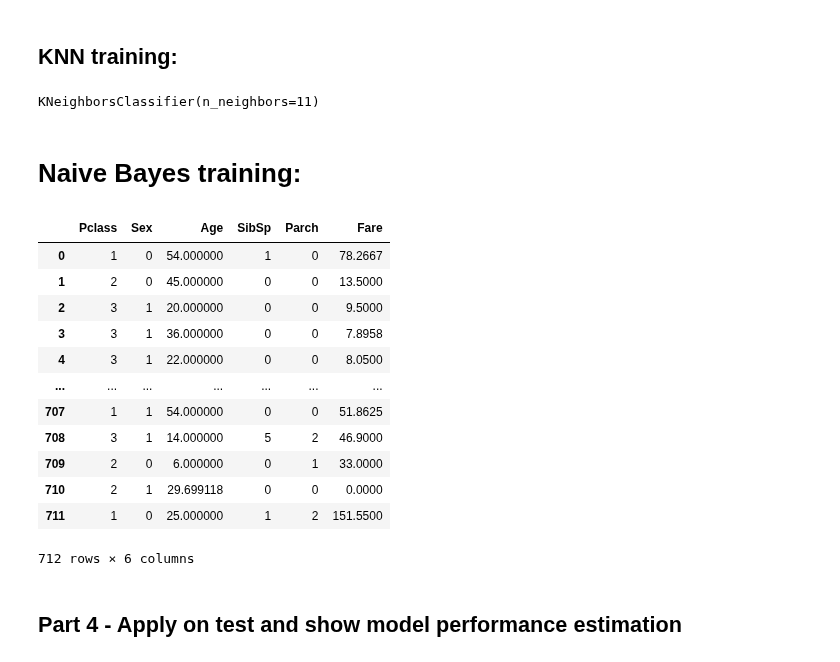
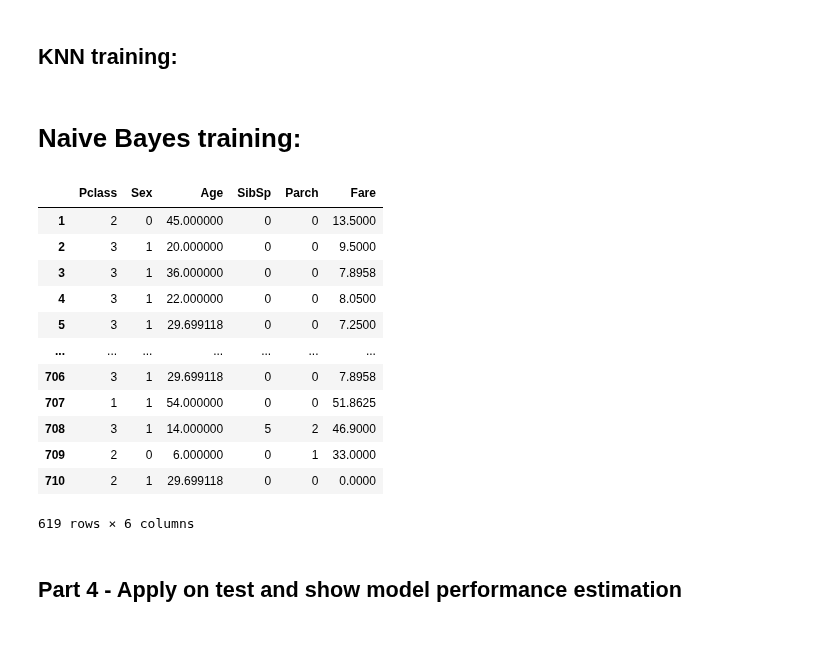
Before and after one commit to eranCat/TitanicML, a Jupyter notebook: Assignment2_supervised_learning_flow.ipynb, the cells around one changed output. Cells and saved outputs as stored; diff of their text form; code cells hidden in the pictures.

```diff
--- a/Assignment2_supervised_learning_flow.ipynb
+++ b/Assignment2_supervised_learning_flow.ipynb
@@ -352,15 +292,4 @@ Sum of Age_outliers: 54
 # %%
-# Let's remove outliers
-
-def remove_outlier(df_in, col_name):
-    q1 = df_in[col_name].quantile(0.25)
-    q3 = df_in[col_name].quantile(0.75)
-    iqr = q3 - q1
-    fence_low = q1 - 1.5 * iqr
-    fence_high = q3 + 1.5 * iqr
-    df_out = df_in.loc[(df_in[col_name] > fence_low) & (df_in[col_name] < fence_high)]
-    return df_out
-
-
-re_dat = remove_outlier(train_set, "Fare")
-re_dat = remove_outlier(train_set, "Age")
+#save the dataframe with the removed data
+train_set = remove_outlier(train_set, "Fare")
+print(train_set.count())
@@ -498,35 +485,25 @@ y_train = train_set['Survived']
-# %%
-knn = KNeighborsClassifier(n_neighbors=11)
-knn.fit(x_train, y_train)
-# %% [output]
-KNeighborsClassifier(n_neighbors=11)
 # %% [markdown]
 # Naive Bayes training:
 # %%
-#defining a training function to NB algorithm:
-def nb_train(train_set):
-    features = ['Pclass', 'Sex', 'Age', 'SibSp', 'Parch', 'Fare']
-    x_train = train_set[features]
-    y_train = train_set['Survived']
-    return x_train, y_train
+#call the training function to NB algorithm:
+x_train_nb, y_train_nb = nb_train(train_set)
+display(x_train_nb)
 
-
-x_train, y_train = nb_train(train_set)
-display(x_train)
+#TODO use the best Feature engineering from the result of the function above
 # %% [output]
 |  | Pclass | Sex | Age | SibSp | Parch | Fare |
-| 0 | 1 | 0 | 54.000000 | 1 | 0 | 78.2667 |
 | 1 | 2 | 0 | 45.000000 | 0 | 0 | 13.5000 |
 | 2 | 3 | 1 | 20.000000 | 0 | 0 | 9.5000 |
 | 3 | 3 | 1 | 36.000000 | 0 | 0 | 7.8958 |
 | 4 | 3 | 1 | 22.000000 | 0 | 0 | 8.0500 |
+| 5 | 3 | 1 | 29.699118 | 0 | 0 | 7.2500 |
 | ... | ... | ... | ... | ... | ... | ... |
+| 706 | 3 | 1 | 29.699118 | 0 | 0 | 7.8958 |
 | 707 | 1 | 1 | 54.000000 | 0 | 0 | 51.8625 |
 | 708 | 3 | 1 | 14.000000 | 5 | 2 | 46.9000 |
 | 709 | 2 | 0 | 6.000000 | 0 | 1 | 33.0000 |
 | 710 | 2 | 1 | 29.699118 | 0 | 0 | 0.0000 |
-| 711 | 1 | 0 | 25.000000 | 1 | 2 | 151.5500 |
-712 rows × 6 columns
+619 rows × 6 columns
 # %% [markdown]
 ## Part 4 - Apply on test and show model performance estimation
 # %% [markdown]
```
Also changed, not shown: parts of 36 cells of this notebook.
